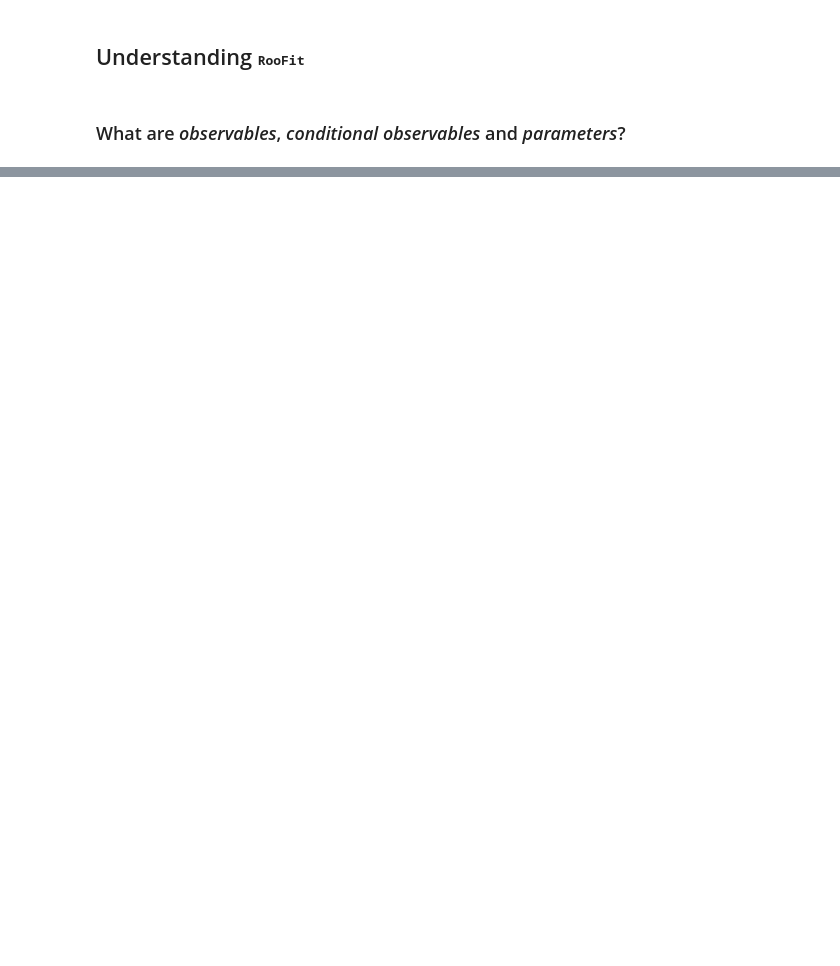
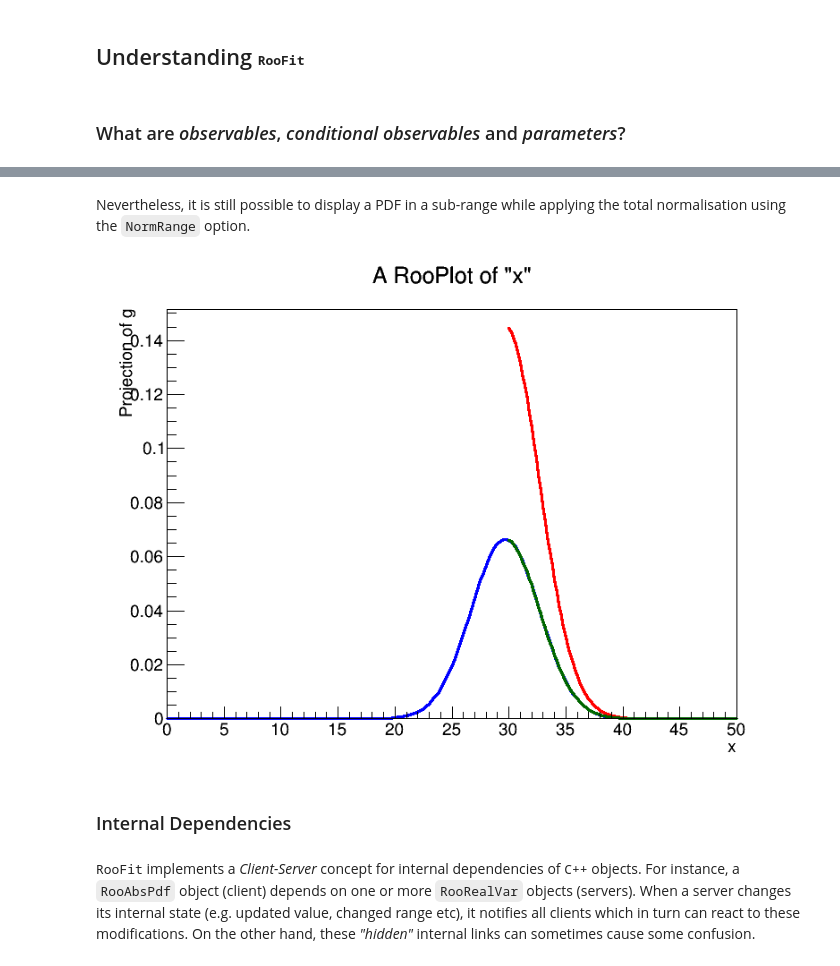
Before and after one commit to cgumpert/roofit, a Jupyter notebook: RooFit.ipynb, the cells around one changed output, grey strips where cells are left out. Saved outputs shown, nothing was run; the diff lists cells and outputs as text; code cells hidden in the pictures; blank space fills up the shorter version.

```diff
--- a/RooFit.ipynb
+++ b/RooFit.ipynb
@@ -138,0 +214,14 @@ print "norm constant for x in [-10,10] =",g.getNorm(d.get())
+# %% [markdown]
+Nevertheless, it is still possible to display a PDF in a sub-range while applying the total normalisation using the <code>NormRange</code> option.
+# %%
+# plot pdf for restricted range with "correct normalisation"
+ws.var("x").setRange("total",ws.var("x").getMin(),ws.var("x").getMax())
+g.plotOn(f,ROOT.RooFit.Range(30,50),ROOT.RooFit.NormRange("total"),ROOT.RooFit.LineColor(ROOT.kGreen+3))
+f.Draw()
+c1
+# %% [output]
+[figure, added]
+# %% [markdown]
+### Internal Dependencies
+# %% [markdown]
+<tt>RooFit</tt> implements a <i>Client-Server</i> concept for internal dependencies of <tt>C++</tt> objects. For instance, a <code>RooAbsPdf</code> object (client) depends on one or more <code>RooRealVar</code> objects (servers). When a server changes its internal state (e.g. updated value, changed range etc), it notifies all clients which in turn can react to these modifications. On the other hand, these <i>"hidden"</i> internal links can sometimes cause some confusion.
```
Also changed, not shown: parts of 45 cells of this notebook.
